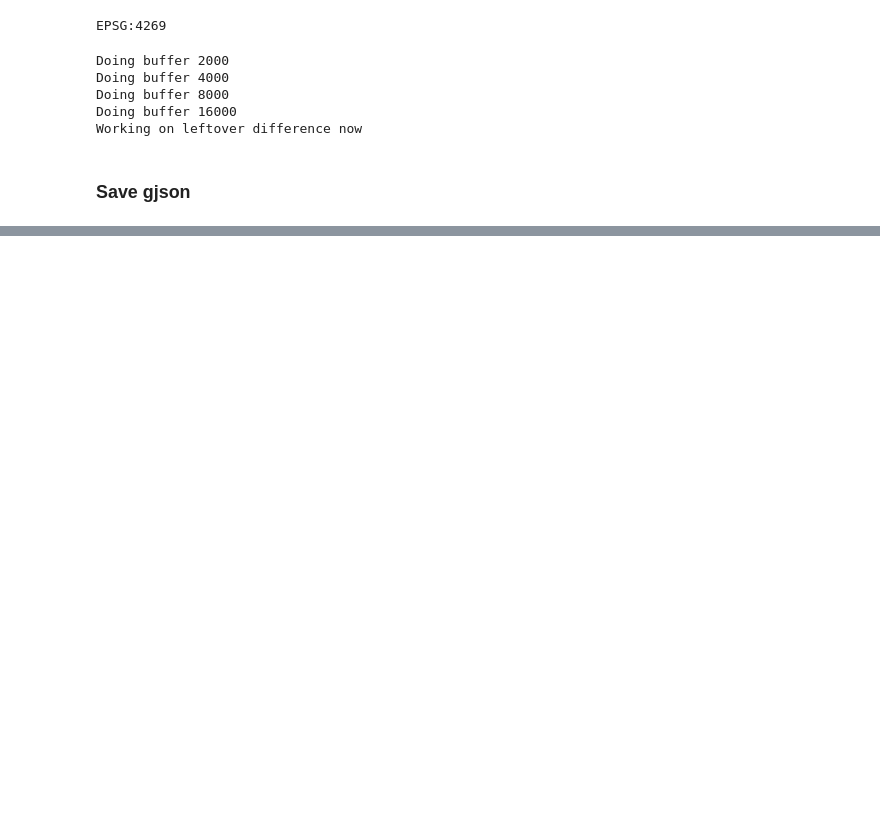
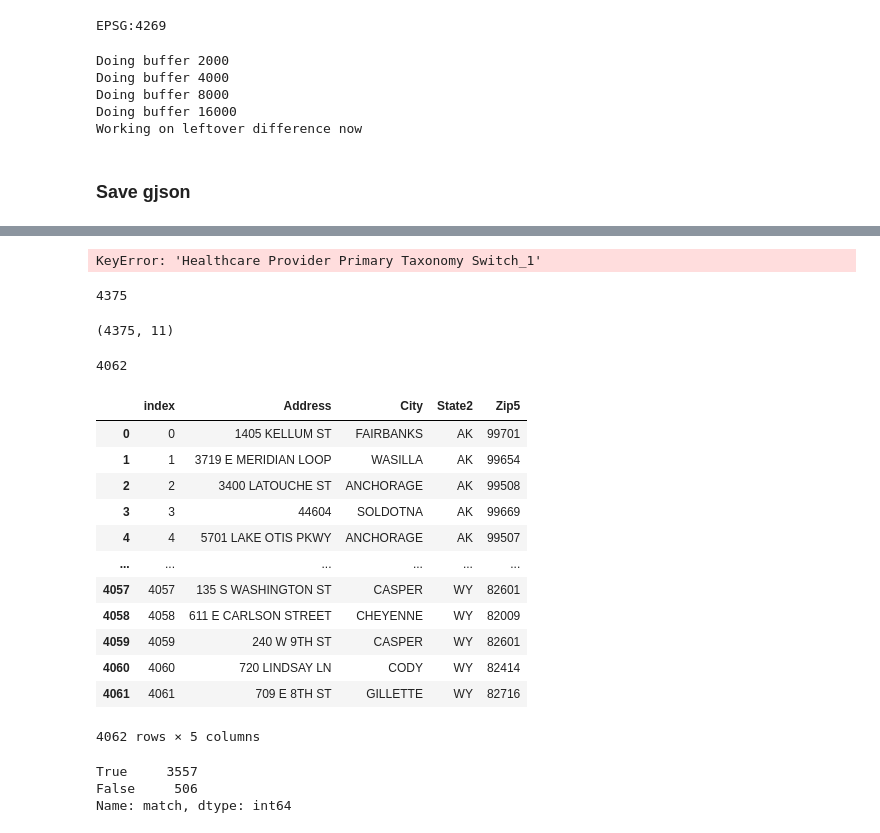
Before and after one commit to hyuanz/NPI_cleaning, a Jupyter notebook: npichunk_states.ipynb, the cells around one changed output, grey strips where cells are left out. Saved outputs shown, nothing was run; the diff lists cells and outputs as text; code cells hidden in the pictures; blank space fills up the shorter version.

```diff
--- a/npichunk_states.ipynb
+++ b/npichunk_states.ipynb
@@ -494,0 +758,9 @@ hosp_geo.to_file('Hosp_States.geojson', driver='GeoJSON')
+# %%
+newc = []
+for n in range(len(combined)):
+    for i in range(15):
+        if combined.iloc[n]['Healthcare Provider Primary Taxonomy Switch_' + str(i+1)] == 'Y':
+            v = combined.iloc[n]['Healthcare Provider Taxonomy Code_' + str(i+1)]
+    newc.append(v)
+# %% [output]
+KeyError: 'Healthcare Provider Primary Taxonomy Switch_1'
@@ -494,0 +776,17 @@ hosp_geo.to_file('Hosp_States.geojson', driver='GeoJSON')
+# %%
+combined = combined[combined['Provider Organization Name (Legal Business Name)'].str.contains("ORTHO|PROS|P&O|LIMB")].reset_index(drop = True)
+len(combined)
+# %% [output]
+4375
+# %%
+combined_3 = pd.concat([combined, combined2]).drop_duplicates()
+combined_3.shape
+# %% [output]
+(4375, 11)
+# %%
+combined_3 = combined_3.sort_values(by=['State2'])
+len(combined_3["Address"].unique())
+# %% [output]
+4062
+# %%
+combined_4 = combined_3[~combined_3.duplicated(subset=['Address'], keep="last")].reset_index(drop = True)
@@ -494,0 +798,18 @@ hosp_geo.to_file('Hosp_States.geojson', driver='GeoJSON')
+# %%
+combined_5 = pd.DataFrame([combined_4.index, combined_4.Address, combined_4.City, combined_4.State2, combined_4.Zip5]).transpose()
+combined_5.columns = ['index', 'Address', 'City', 'State2', 'Zip5']
+combined_5
+# %% [output]
+|  | index | Address | City | State2 | Zip5 |
+| 0 | 0 | 1405 KELLUM ST | FAIRBANKS | AK | 99701 |
+| 1 | 1 | 3719 E MERIDIAN LOOP | WASILLA | AK | 99654 |
+| 2 | 2 | 3400 LATOUCHE ST | ANCHORAGE | AK | 99508 |
+| 3 | 3 | 44604 | SOLDOTNA | AK | 99669 |
+| 4 | 4 | 5701 LAKE OTIS PKWY | ANCHORAGE | AK | 99507 |
+| ... | ... | ... | ... | ... | ... |
+| 4057 | 4057 | 135 S WASHINGTON ST | CASPER | WY | 82601 |
+| 4058 | 4058 | 611 E CARLSON STREET | CHEYENNE | WY | 82009 |
+| 4059 | 4059 | 240 W 9TH ST | CASPER | WY | 82601 |
+| 4060 | 4060 | 720 LINDSAY LN | CODY | WY | 82414 |
+| 4061 | 4061 | 709 E 8TH ST | GILLETTE | WY | 82716 |
+4062 rows × 5 columns
@@ -494,0 +822,6 @@ hosp_geo.to_file('Hosp_States.geojson', driver='GeoJSON')
+# %%
+print(geo_pharm['match'].value_counts())
+# %% [output]
+True     3557
+False     506
+Name: match, dtype: int64
```
Also changed, not shown: parts of 53 cells of this notebook, 3 other files.
